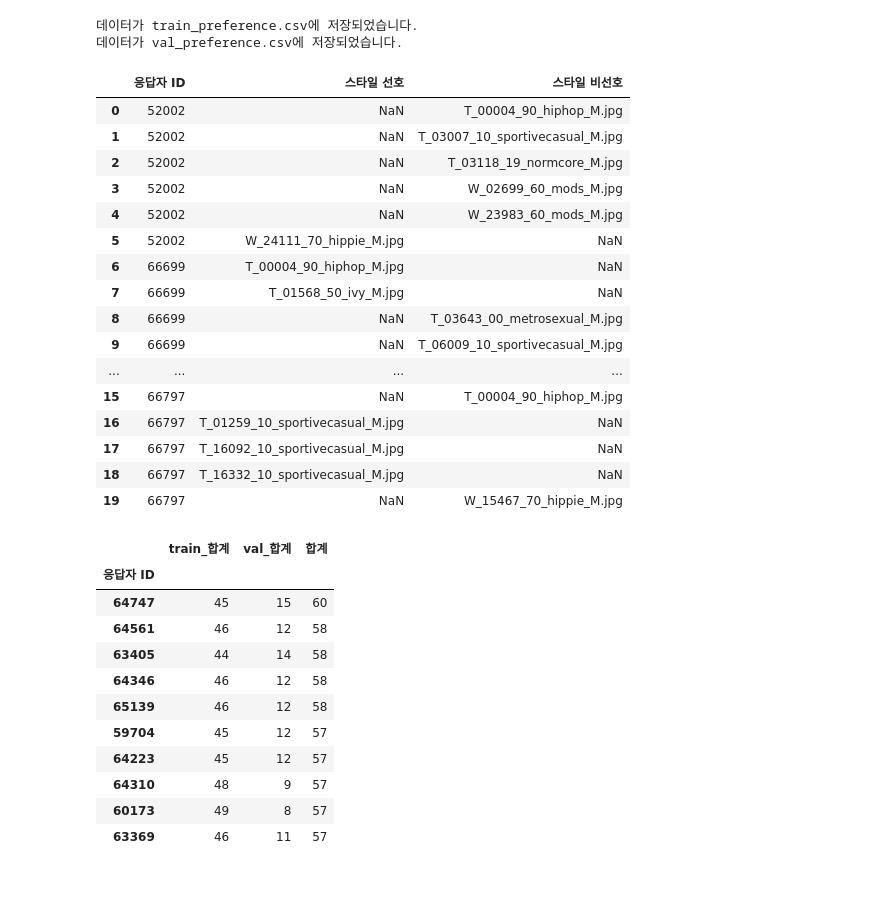
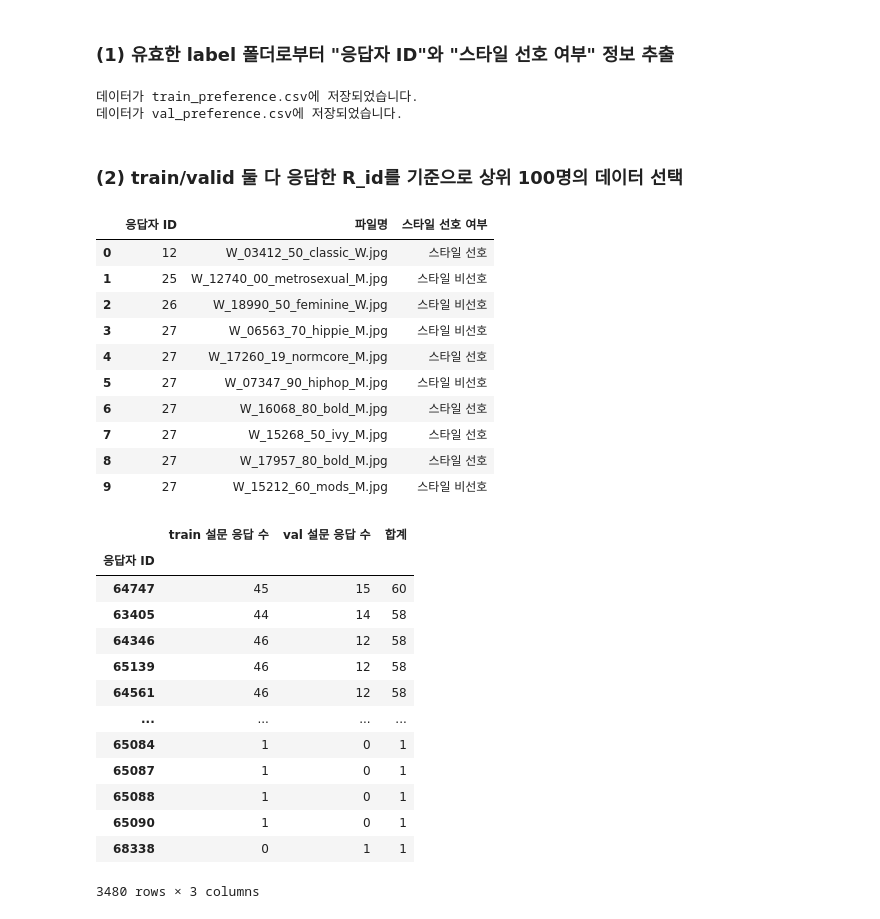
Before and after one commit to editdiary/DCC, a Jupyter notebook: Mission2/mission2-2.ipynb, the cells around one changed output. Drawn from its saved outputs; the diff is of its cells as text; code cells hidden in the pictures; blank space fills up the shorter version.

```diff
--- a/Mission2/mission2-2.ipynb
+++ b/Mission2/mission2-2.ipynb
@@ -1,11 +0,0 @@
-# %%
-# 필요 라이브러리 import
-import os
-import json
-from collections import defaultdict
-import matplotlib.pyplot as plt
-import seaborn as sns
-import pandas as pd
-
-plt.style.use('default')
-pd.options.display.max_columns = 100
@@ -20 +10,3 @@ folder_path2 = r'D:\데크캠\filtered_labels\validation_label'
+# %% [markdown]
+### (1) 유효한 label 폴더로부터 "응답자 ID"와 "스타일 선호 여부" 정보 추출
 # %%
@@ -92,4 +67,6 @@ df_val = preference(folder_path2,'val_preference.csv')
 # %% [output]
 데이터가 train_preference.csv에 저장되었습니다.
 데이터가 val_preference.csv에 저장되었습니다.
+# %% [markdown]
+### (2) train/valid 둘 다 응답한 R_id를 기준으로 상위 100명의 데이터 선택
 # %%
@@ -98,24 +77,17 @@ df_train = pd.read_csv('train_preference.csv')
 df_val = pd.read_csv('val_preference.csv')
 # %%
 # 데이터 프레임의 형태 확인하기
-df_train.head(20
-              )
+df_train.head(10)
 # %% [output]
-|  | 응답자 ID | 스타일 선호 | 스타일 비선호 |
-| 0 | 52002 | NaN | T_00004_90_hiphop_M.jpg |
-| 1 | 52002 | NaN | T_03007_10_sportivecasual_M.jpg |
-| 2 | 52002 | NaN | T_03118_19_normcore_M.jpg |
-| 3 | 52002 | NaN | W_02699_60_mods_M.jpg |
-| 4 | 52002 | NaN | W_23983_60_mods_M.jpg |
-| 5 | 52002 | W_24111_70_hippie_M.jpg | NaN |
-| 6 | 66699 | T_00004_90_hiphop_M.jpg | NaN |
-| 7 | 66699 | T_01568_50_ivy_M.jpg | NaN |
-| 8 | 66699 | NaN | T_03643_00_metrosexual_M.jpg |
-| 9 | 66699 | NaN | T_06009_10_sportivecasual_M.jpg |
-| ... | ... | ... | ... |
-| 15 | 66797 | NaN | T_00004_90_hiphop_M.jpg |
-| 16 | 66797 | T_01259_10_sportivecasual_M.jpg | NaN |
-| 17 | 66797 | T_16092_10_sportivecasual_M.jpg | NaN |
-| 18 | 66797 | T_16332_10_sportivecasual_M.jpg | NaN |
-| 19 | 66797 | NaN | W_15467_70_hippie_M.jpg |
+|  | 응답자 ID | 파일명 | 스타일 선호 여부 |
+| 0 | 12 | W_03412_50_classic_W.jpg | 스타일 선호 |
+| 1 | 25 | W_12740_00_metrosexual_M.jpg | 스타일 비선호 |
+| 2 | 26 | W_18990_50_feminine_W.jpg | 스타일 비선호 |
+| 3 | 27 | W_06563_70_hippie_M.jpg | 스타일 비선호 |
+| 4 | 27 | W_17260_19_normcore_M.jpg | 스타일 선호 |
+| 5 | 27 | W_07347_90_hiphop_M.jpg | 스타일 비선호 |
+| 6 | 27 | W_16068_80_bold_M.jpg | 스타일 선호 |
+| 7 | 27 | W_15268_50_ivy_M.jpg | 스타일 선호 |
+| 8 | 27 | W_17957_80_bold_M.jpg | 스타일 선호 |
+| 9 | 27 | W_15212_60_mods_M.jpg | 스타일 비선호 |
 # %%
@@ -137,18 +111,20 @@ df_sum = df_sum.sort_values(by='합계', ascending=False)
 # %%
-df_sum.head(10)
+df_sum
 # %% [output]
-|  | train_합계 | val_합계 | 합계 |
+|  | train 설문 응답 수 | val 설문 응답 수 | 합계 |
 | 응답자 ID |  |  |  |
 | 64747 | 45 | 15 | 60 |
-| 64561 | 46 | 12 | 58 |
 | 63405 | 44 | 14 | 58 |
 | 64346 | 46 | 12 | 58 |
 | 65139 | 46 | 12 | 58 |
-| 59704 | 45 | 12 | 57 |
-| 64223 | 45 | 12 | 57 |
-| 64310 | 48 | 9 | 57 |
-| 60173 | 49 | 8 | 57 |
-| 63369 | 46 | 11 | 57 |
+| 64561 | 46 | 12 | 58 |
+| ... | ... | ... | ... |
+| 65084 | 1 | 0 | 1 |
+| 65087 | 1 | 0 | 1 |
+| 65088 | 1 | 0 | 1 |
+| 65090 | 1 | 0 | 1 |
+| 68338 | 0 | 1 | 1 |
+3480 rows × 3 columns
 # %%
 #df_sum의 합계를 기준으로 상위 100개 응답자 ID 추출하여 리스트로 저장
 top_100_ids = df_sum.head(100).index.tolist()
```
Also changed, not shown: parts of 21 cells of this notebook, 3 other files.
